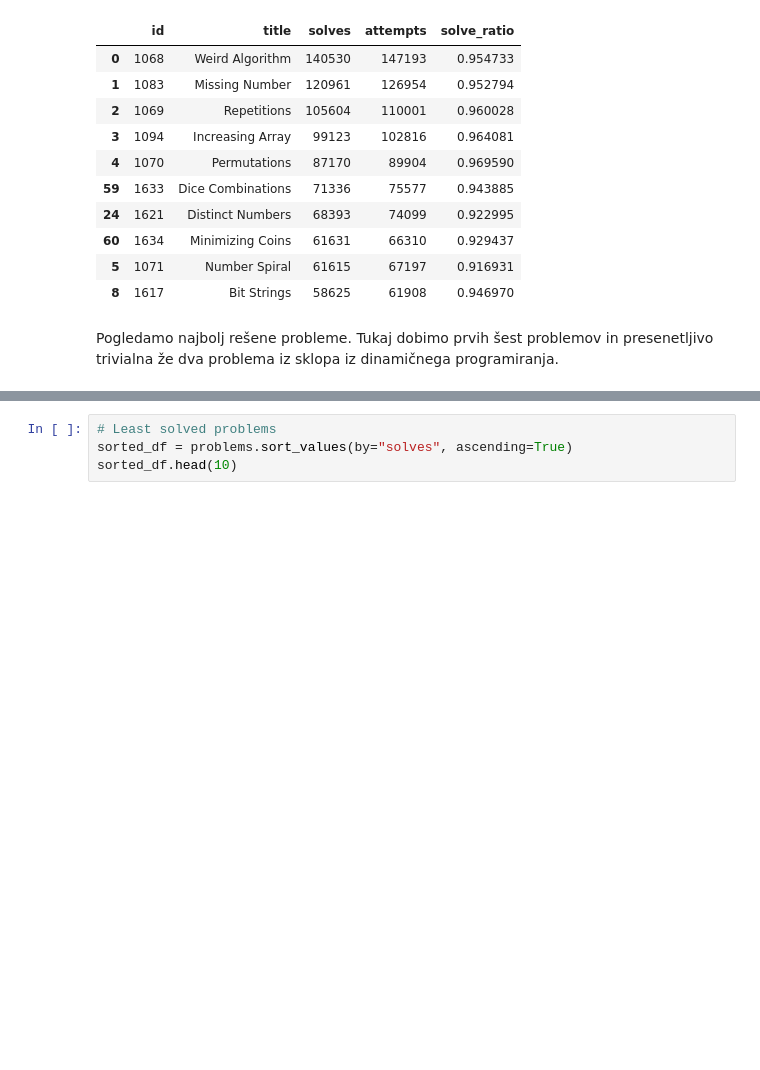
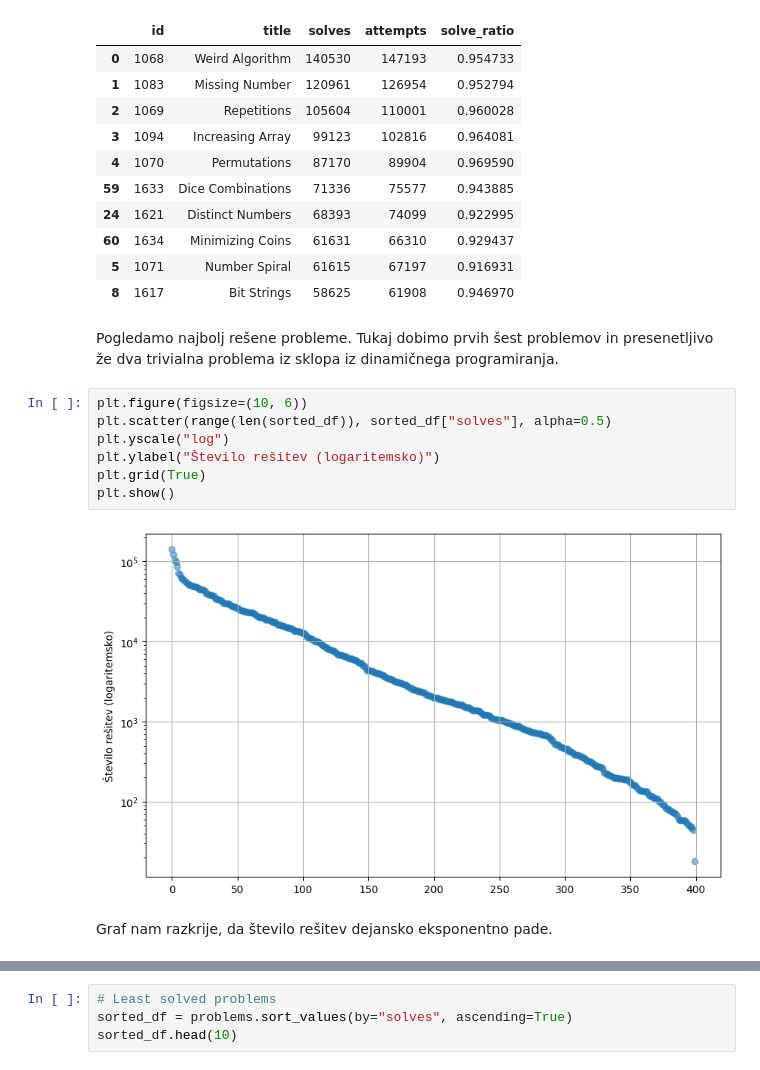
Before and after one commit to Zorz42/uvp-projektna, a Jupyter notebook: notebook.ipynb, the cells around one changed output, grey strips where cells are left out. Cells and saved outputs as stored; diff of their text form; blank space fills up the shorter version.

```diff
--- a/notebook.ipynb
+++ b/notebook.ipynb
@@ -35,5 +36,16 @@ sorted_df.head(10)
 | 60 | 1634 | Minimizing Coins | 61631 | 66310 | 0.929437 |
 | 5 | 1071 | Number Spiral | 61615 | 67197 | 0.916931 |
 | 8 | 1617 | Bit Strings | 58625 | 61908 | 0.946970 |
+# %% [markdown]
+Pogledamo najbolj rešene probleme. Tukaj dobimo prvih šest problemov in presenetljivo že dva trivialna problema iz sklopa iz dinamičnega programiranja.
+# %%
+plt.figure(figsize=(10, 6))
+plt.scatter(range(len(sorted_df)), sorted_df["solves"], alpha=0.5)
+plt.yscale("log")
+plt.ylabel("Število rešitev (logaritemsko)")
+plt.grid(True)
+plt.show()
+# %% [output]
+[figure, added]
 # %% [markdown]
-Pogledamo najbolj rešene probleme. Tukaj dobimo prvih šest problemov in presenetljivo trivialna že dva problema iz sklopa iz dinamičnega programiranja.
+Graf nam razkrije, da število rešitev dejansko eksponentno pade.
```
Also changed, not shown: parts of 5 cells of this notebook.
